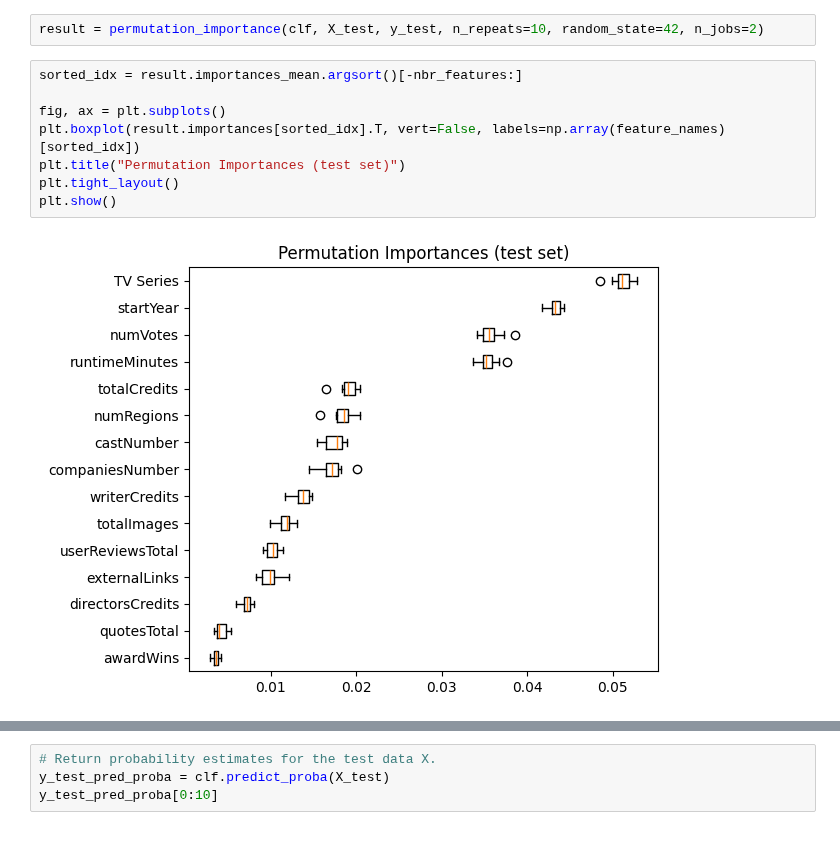
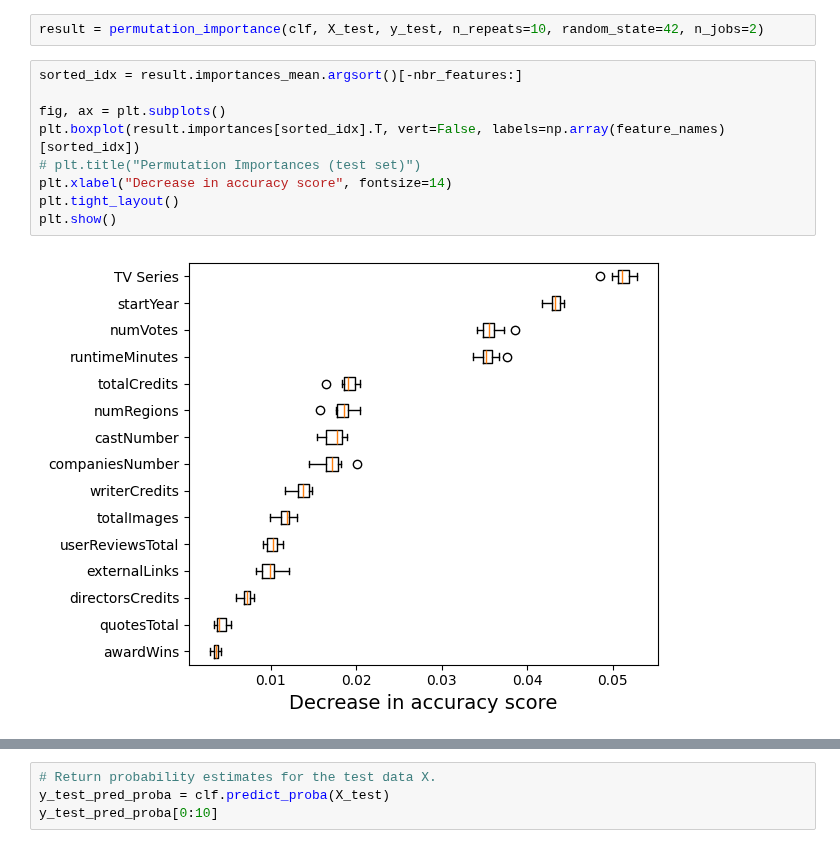
Before and after one commit to luigiascio/Data-Mining-2, a Jupyter notebook: Ensemble_methods_rating.ipynb, the cells around one changed output, grey strips where cells are left out. Saved outputs shown, nothing was run; the diff lists cells and outputs as text.

```diff
--- a/Ensemble_methods_rating.ipynb
+++ b/Ensemble_methods_rating.ipynb
@@ -283,10 +284,11 @@ result = permutation_importance(clf, X_test, y_test, n_repeats=10, random_state=
 # %%
 sorted_idx = result.importances_mean.argsort()[-nbr_features:]
 
 fig, ax = plt.subplots()
 plt.boxplot(result.importances[sorted_idx].T, vert=False, labels=np.array(feature_names)[sorted_idx])
-plt.title("Permutation Importances (test set)")
+# plt.title("Permutation Importances (test set)")
+plt.xlabel("Decrease in accuracy score", fontsize=14)
 plt.tight_layout()
 plt.show()
 # %% [output]
-[figure, old version]
+[figure, new version]
```
Also changed, not shown: parts of 3 cells of this notebook, 6 other files.
